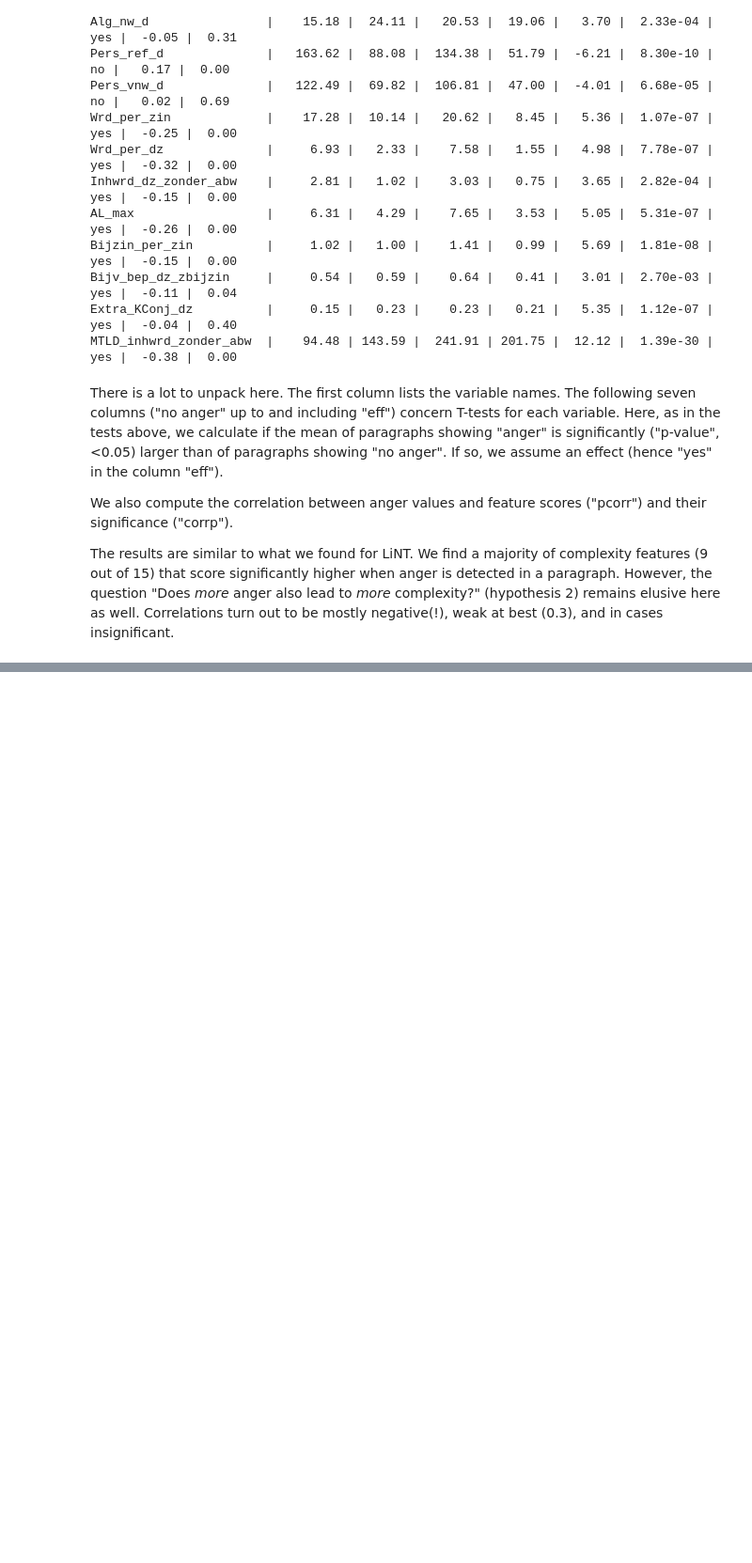
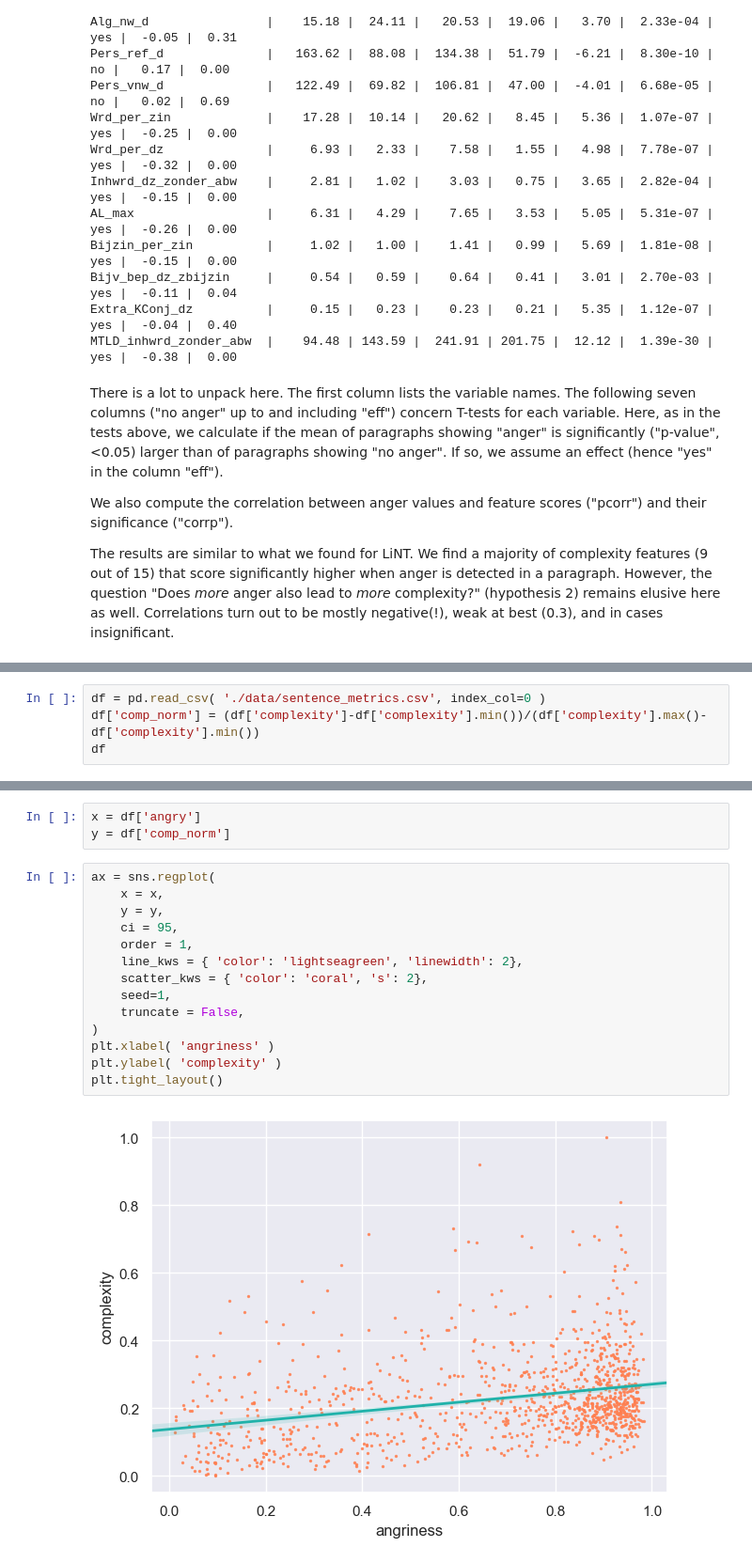
Before and after one commit to jorisvanzundert/Gul_Complexity, a Jupyter notebook: Lale_Gul-Ik_ga_leven-analysis.ipynb, the cells around one changed output, grey strips where cells are left out. Shown: that part at 94% size. Cells and saved outputs as stored; diff of their text form; blank space fills up the shorter version.

```diff
--- a/Lale_Gul-Ik_ga_leven-analysis.ipynb
+++ b/Lale_Gul-Ik_ga_leven-analysis.ipynb
@@ -424,0 +526,4 @@ ax.legend();
+# %%
+df = pd.read_csv( './data/sentence_metrics.csv', index_col=0 )
+df['comp_norm'] = (df['complexity']-df['complexity'].min())/(df['complexity'].max()-df['complexity'].min())
+df
@@ -424,0 +544,19 @@ ax.legend();
+# %%
+x = df['angry']
+y = df['comp_norm']
+# %%
+ax = sns.regplot(
+    x = x,
+    y = y,
+    ci = 95,
+    order = 1,
+    line_kws = { 'color': 'lightseagreen', 'linewidth': 2},
+    scatter_kws = { 'color': 'coral', 's': 2},
+    seed=1,
+    truncate = False,
+)
+plt.xlabel( 'angriness' )
+plt.ylabel( 'complexity' )
+plt.tight_layout()
+# %% [output]
+[figure, added]
```
Also changed, not shown: parts of 61 cells of this notebook, 4 other files.
